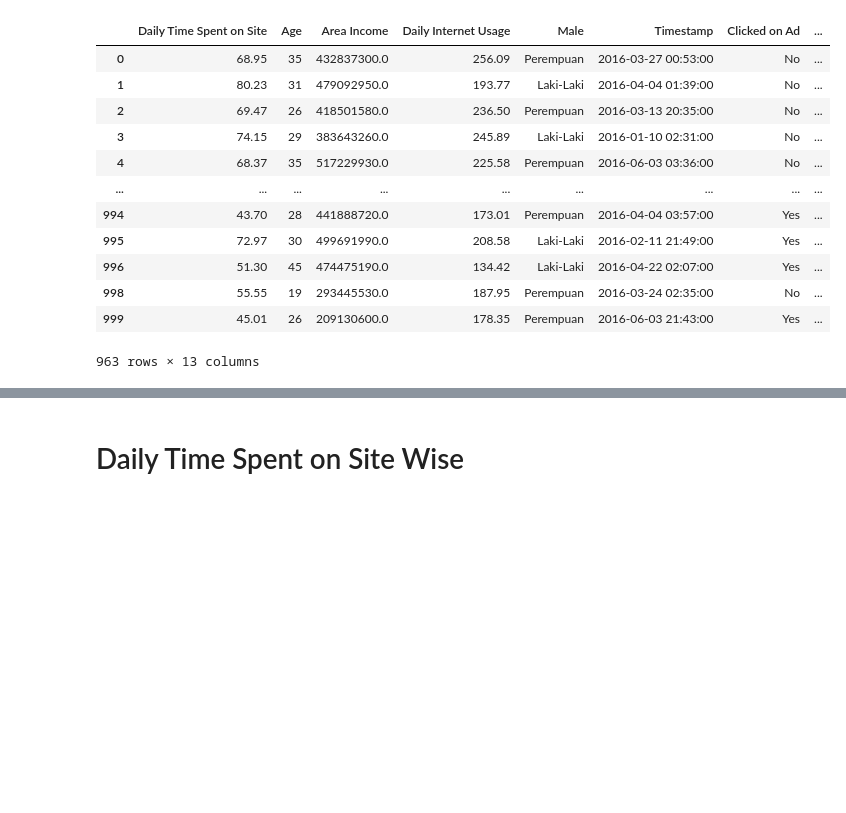
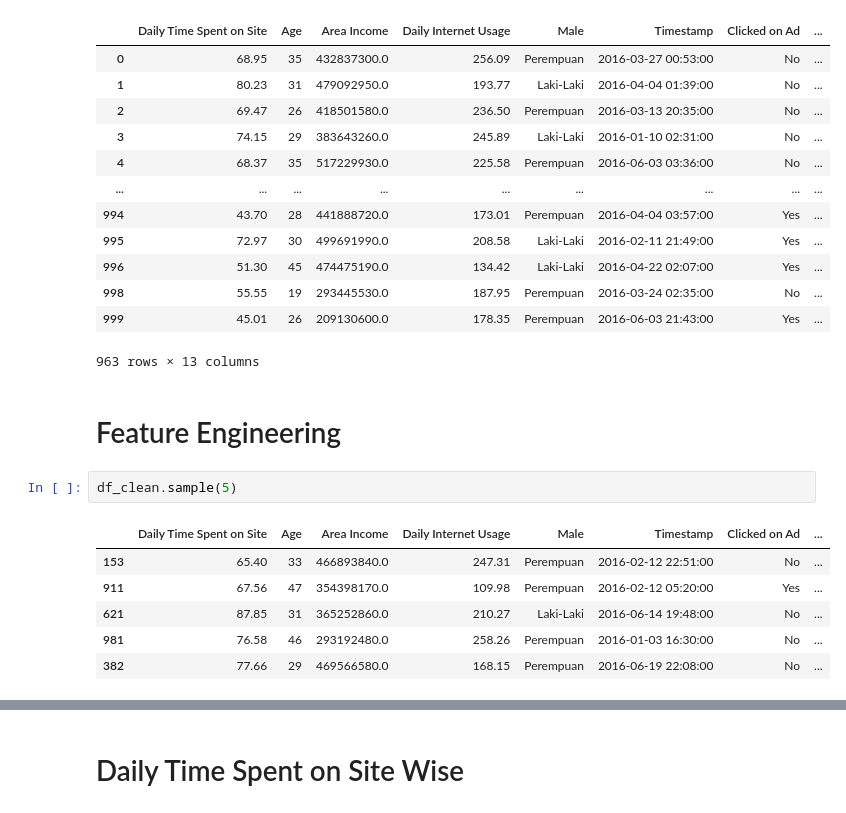
Before and after one commit to Beyoojn/predictclickads, a Jupyter notebook: advertisement.ipynb, the cells around one changed output, grey strips where cells are left out. Cells and saved outputs as stored; diff of their text form; blank space fills up the shorter version.

```diff
--- a/advertisement.ipynb
+++ b/advertisement.ipynb
@@ -79,3 +79,14 @@ df_clean
 | 998 | 55.55 | 19 | 293445530.0 | 187.95 | Perempuan | 2016-03-24 02:35:00 | No | ... |
 | 999 | 45.01 | 26 | 209130600.0 | 178.35 | Perempuan | 2016-06-03 21:43:00 | Yes | ... |
 963 rows × 13 columns
+# %% [markdown]
+# Feature Engineering
+# %%
+df_clean.sample(5)
+# %% [output]
+|  | Daily Time Spent on Site | Age | Area Income | Daily Internet Usage | Male | Timestamp | Clicked on Ad | ... |
+| 153 | 65.40 | 33 | 466893840.0 | 247.31 | Perempuan | 2016-02-12 22:51:00 | No | ... |
+| 911 | 67.56 | 47 | 354398170.0 | 109.98 | Perempuan | 2016-02-12 05:20:00 | Yes | ... |
+| 621 | 87.85 | 31 | 365252860.0 | 210.27 | Laki-Laki | 2016-06-14 19:48:00 | No | ... |
+| 981 | 76.58 | 46 | 293192480.0 | 258.26 | Perempuan | 2016-01-03 16:30:00 | No | ... |
+| 382 | 77.66 | 29 | 469566580.0 | 168.15 | Perempuan | 2016-06-19 22:08:00 | No | ... |
```
Also changed, not shown: parts of 5 cells of this notebook.
